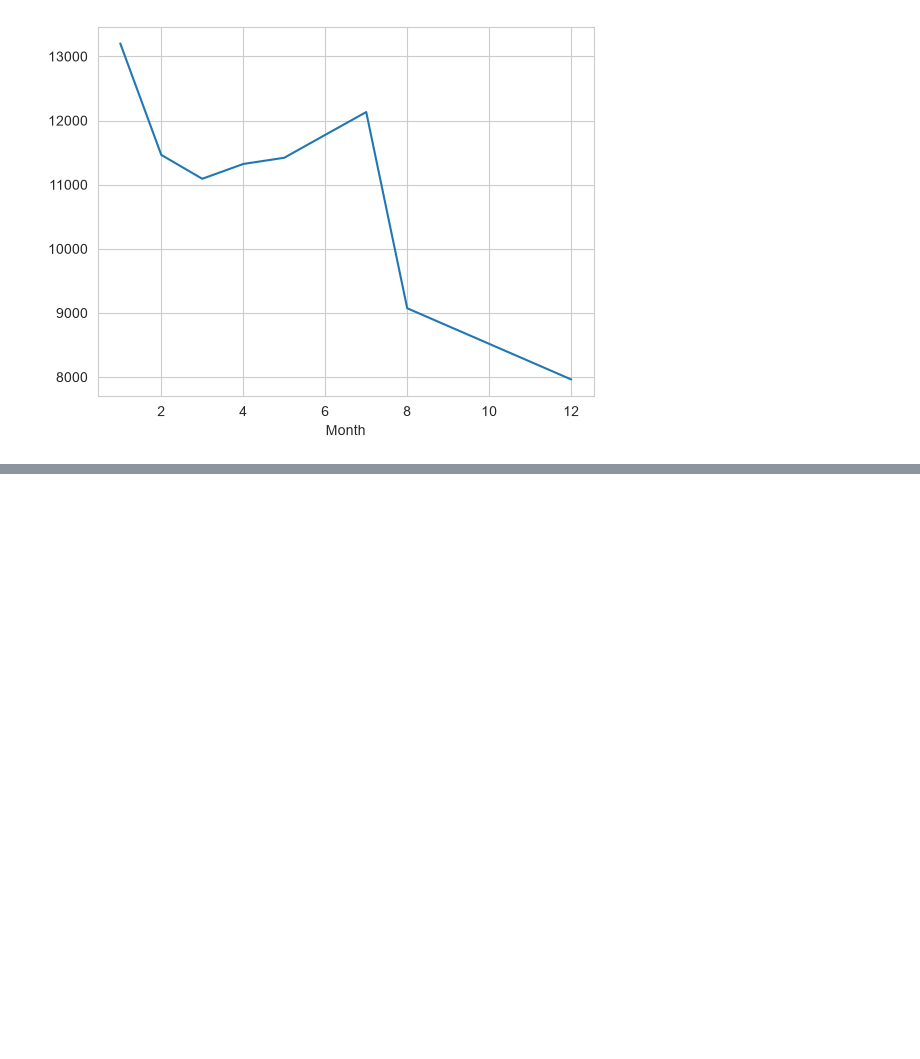
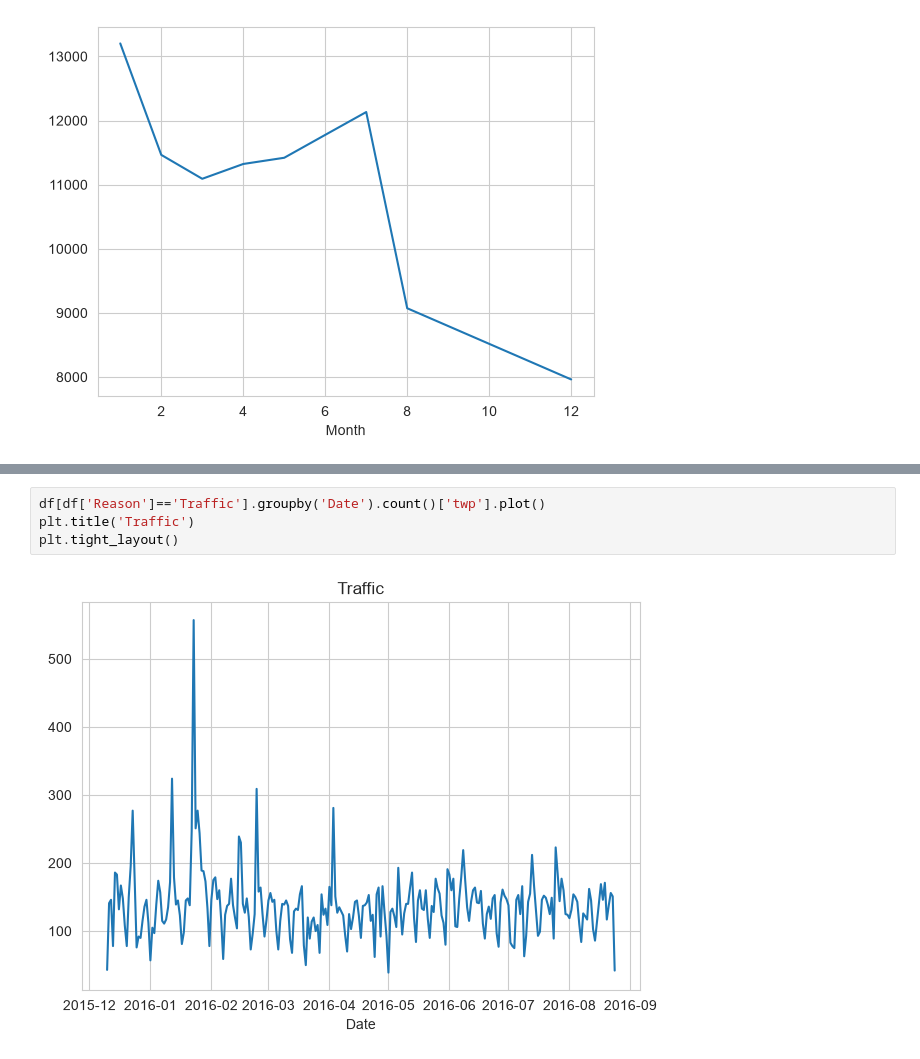
Before and after one commit to anushkaaaab/Data-Analysis-Project-1-911-calls-, a Jupyter notebook: 911 Calls.ipynb, the cells around one changed output, grey strips where cells are left out. Cells and saved outputs as stored; diff of their text form; blank space fills up the shorter version.

```diff
--- a/911 Calls.ipynb
+++ b/911 Calls.ipynb
@@ -162,0 +172,6 @@ sns.lmplot(x='Month',y='twp',data=byMonth.reset_index())
+# %%
+df[df['Reason']=='Traffic'].groupby('Date').count()['twp'].plot()
+plt.title('Traffic')
+plt.tight_layout()
+# %% [output]
+[figure, added]
```
Also changed, not shown: parts of 11 cells of this notebook.
